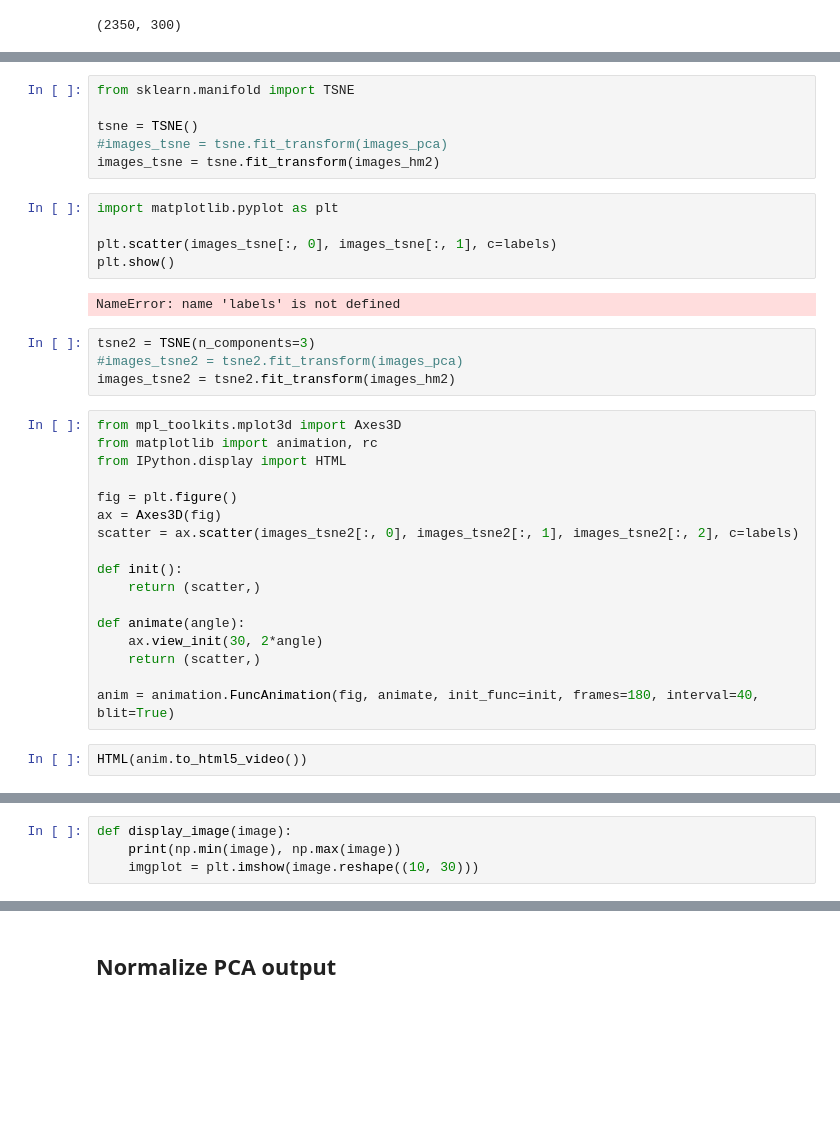
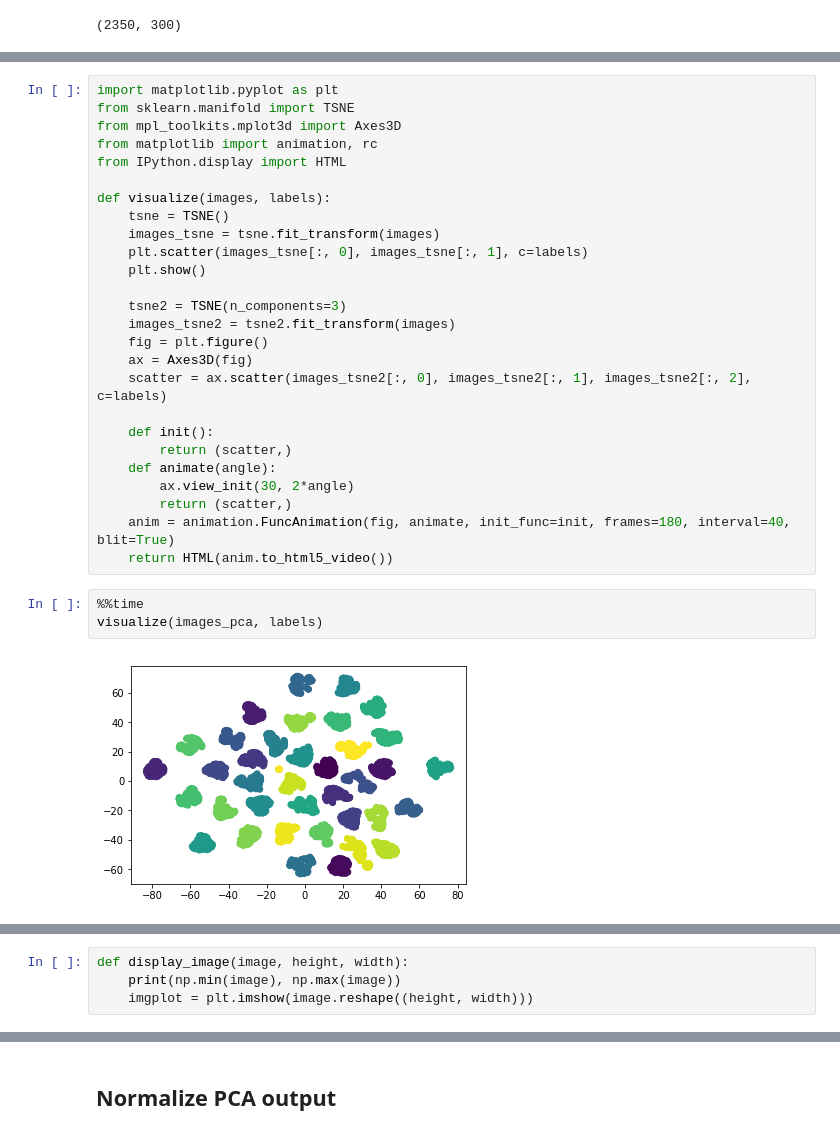
Before and after one commit to zheng-alice/Deep-Subspace-Clustering, a Jupyter notebook: Verbose.ipynb, the cells around one changed output, grey strips where cells are left out. Cells and saved outputs as stored; diff of their text form; blank space fills up the shorter version.

```diff
--- a/Verbose.ipynb
+++ b/Verbose.ipynb
@@ -76,36 +66,31 @@ labels_pred = loadmat('./../1-DSCwSP/Labels_pred/YaleB.mat')['grps'][:, 0]
-# %%
-from sklearn.manifold import TSNE
-
-tsne = TSNE()
-#images_tsne = tsne.fit_transform(images_pca)
-images_tsne = tsne.fit_transform(images_hm2)
-# %%
-import matplotlib.pyplot as plt
-
-plt.scatter(images_tsne[:, 0], images_tsne[:, 1], c=labels)
-plt.show()
-# %% [output]
-NameError: name 'labels' is not defined
-# %%
-tsne2 = TSNE(n_components=3)
-#images_tsne2 = tsne2.fit_transform(images_pca)
-images_tsne2 = tsne2.fit_transform(images_hm2)
 # %%
+import matplotlib.pyplot as plt
+from sklearn.manifold import TSNE
 from mpl_toolkits.mplot3d import Axes3D
 from matplotlib import animation, rc
 from IPython.display import HTML
 
-fig = plt.figure()
-ax = Axes3D(fig)
-scatter = ax.scatter(images_tsne2[:, 0], images_tsne2[:, 1], images_tsne2[:, 2], c=labels)
+def visualize(images, labels):
+    tsne = TSNE()
+    images_tsne = tsne.fit_transform(images)
+    plt.scatter(images_tsne[:, 0], images_tsne[:, 1], c=labels)
+    plt.show()
 
-def init():
-    return (scatter,)
+    tsne2 = TSNE(n_components=3)
+    images_tsne2 = tsne2.fit_transform(images)
+    fig = plt.figure()
+    ax = Axes3D(fig)
+    scatter = ax.scatter(images_tsne2[:, 0], images_tsne2[:, 1], images_tsne2[:, 2], c=labels)
 
-def animate(angle):
-    ax.view_init(30, 2*angle)
-    return (scatter,)
-
-anim = animation.FuncAnimation(fig, animate, init_func=init, frames=180, interval=40, blit=True)
+    def init():
+        return (scatter,)
+    def animate(angle):
+        ax.view_init(30, 2*angle)
+        return (scatter,)
+    anim = animation.FuncAnimation(fig, animate, init_func=init, frames=180, interval=40, blit=True)
+    return HTML(anim.to_html5_video())
-# %%
-HTML(anim.to_html5_video())
+# %%
+%%time
+visualize(images_pca, labels)
+# %% [output]
+[figure, added]
@@ -112,7 +99,7 @@ HTML(anim.to_html5_video())
 # %%
-def display_image(image):
+def display_image(image, height, width):
     print(np.min(image), np.max(image))
-    imgplot = plt.imshow(image.reshape((10, 30)))
+    imgplot = plt.imshow(image.reshape((height, width)))
 # %%
 import matplotlib.pyplot as plt
 
```
Also changed, not shown: parts of 38 cells of this notebook, 6 other files.
